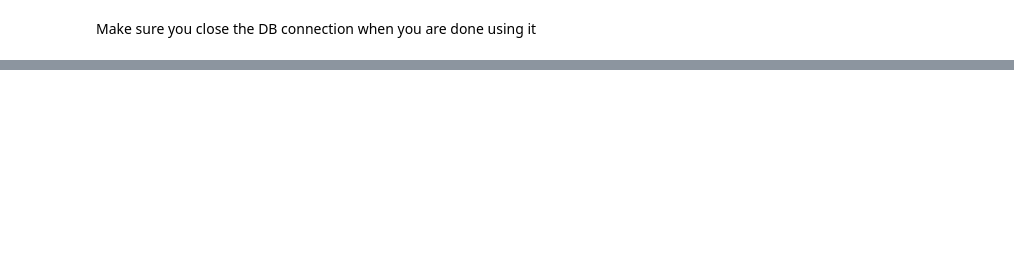
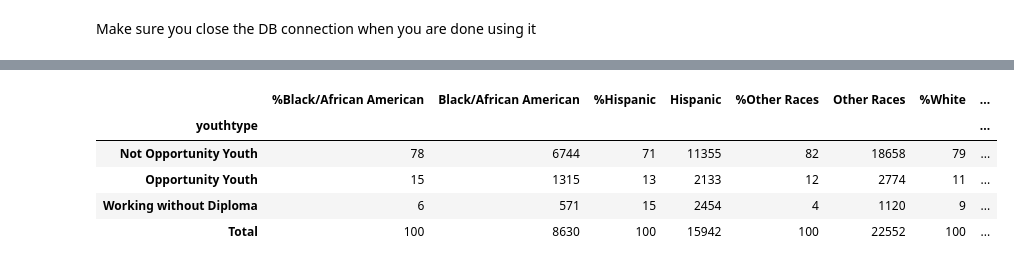
Before and after one commit to hmdev649/dsc-mod-1-project-seattle-ds, a Jupyter notebook: notebooks/exploratory/01_erh_download_and_explore_data.ipynb, the cells around one changed output, grey strips where cells are left out. Drawn from its saved outputs; the diff is of its cells as text; code cells hidden in the pictures; blank space fills up the shorter version.

```diff
--- a/notebooks/exploratory/01_erh_download_and_explore_data.ipynb
+++ b/notebooks/exploratory/01_erh_download_and_explore_data.ipynb
@@ -151,0 +143,10 @@ race2_2017
+# %%
+race_youthtype_2017=FF.create_race2_2017(df)
+race_youthtype_2017
+# %% [output]
+|  | %Black/African American | Black/African American | %Hispanic | Hispanic | %Other Races | Other Races | %White | ... |
+| youthtype |  |  |  |  |  |  |  | ... |
+| Not Opportunity Youth | 78 | 6744 | 71 | 11355 | 82 | 18658 | 79 | ... |
+| Opportunity Youth | 15 | 1315 | 13 | 2133 | 12 | 2774 | 11 | ... |
+| Working without Diploma | 6 | 571 | 15 | 2454 | 4 | 1120 | 9 | ... |
+| Total | 100 | 8630 | 100 | 15942 | 100 | 22552 | 100 | ... |
```
Also changed, not shown: parts of 17 cells of this notebook, 3 other files.
